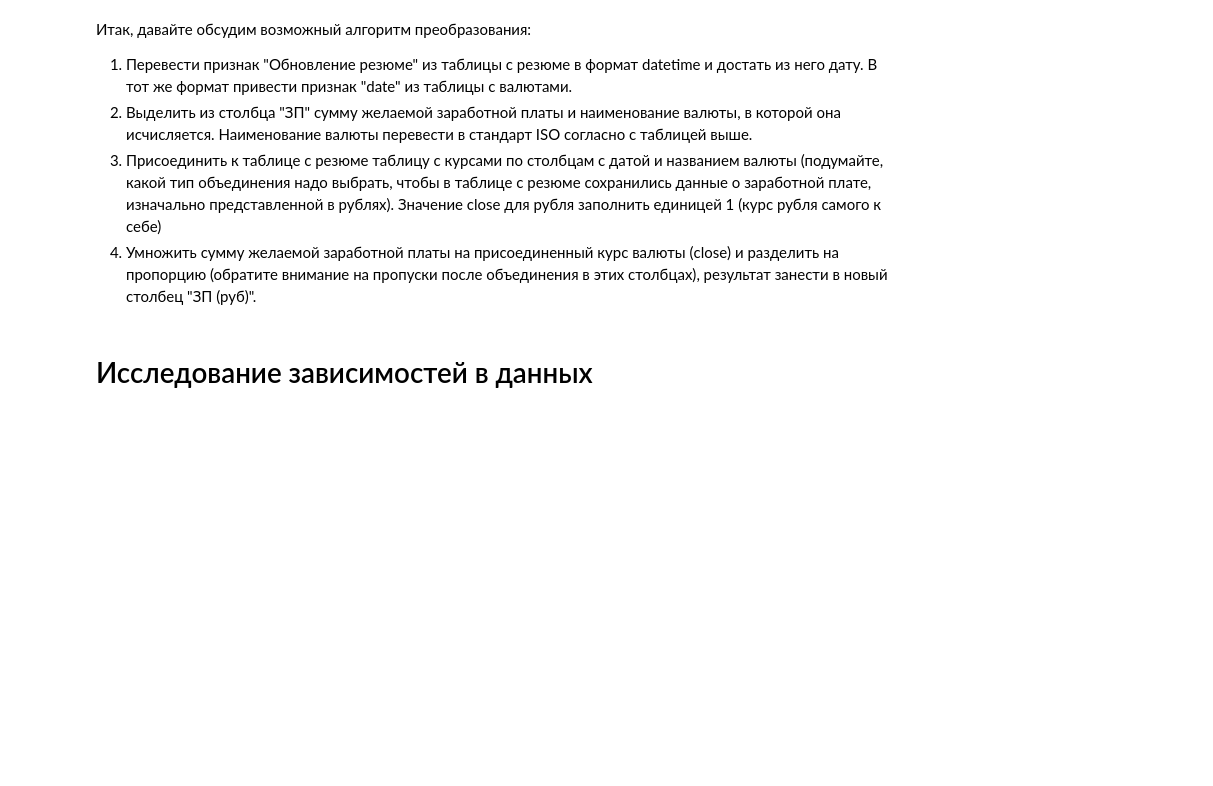
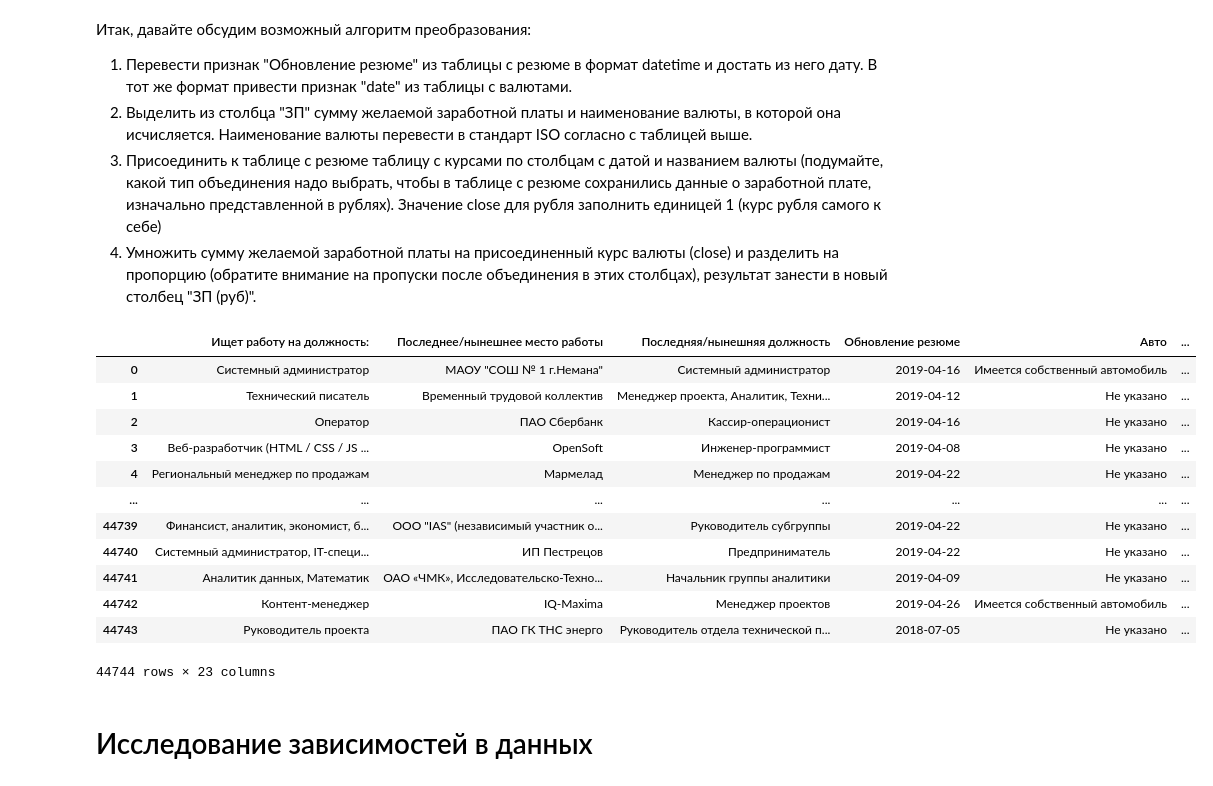
Before and after one commit to rafferti95/st_data_science, a Jupyter notebook: Project 1/Project 1.ipynb, the cells around one changed output. Drawn from its saved outputs; the diff is of its cells as text; code cells hidden in the pictures; blank space fills up the shorter version.

```diff
--- a/Project 1/Project 1.ipynb
+++ b/Project 1/Project 1.ipynb
@@ -255,7 +255,19 @@ data_set.drop('Город, переезд, командировки', axis = 1,
 <img src=https://raw.githubusercontent.com/AndreyRysistov/DatasetsForPandas/main/ohe.jpg>
 Выполните данное преобразование для признаков "Занятость" и "График", ответьте на контрольные вопросы, после чего удалите их из таблицы
 # %%
-#ваш код здесь
+data_set['Полная занятость'] = data_set['Занятость'].apply(lambda x: True if 'полная занятость' in x else False)
+data_set['Частичная занятость'] = data_set['Занятость'].apply(lambda x: True if 'частичная занятость' in x else False)
+data_set['Проектная работа'] = data_set['Занятость'].apply(lambda x: True if 'проектная работа' in x else False)
+data_set['Стажировка'] = data_set['Занятость'].apply(lambda x: True if 'стажировка' in x else False)
+data_set['Волонтёрство'] = data_set['Занятость'].apply(lambda x: True if 'волонтерство' in x else False)
+
+data_set['Полный день'] = data_set['График'].apply(lambda x: True if 'полный день' in x else False)
+data_set['Сменный график'] = data_set['График'].apply(lambda x: True if 'сменный график' in x else False)
+data_set['Гибкий график'] = data_set['График'].apply(lambda x: True if 'гибкий график' in x else False)
+data_set['Удалённая работа'] = data_set['График'].apply(lambda x: True if 'удаленная работа' in x else False)
+data_set['Вахтовый метод'] = data_set['График'].apply(lambda x: True if 'вахтовый метод' in x else False)
+
+data_set.drop(['График','Занятость'], axis = 1, inplace = True)
 # %% [markdown]
 6. (2 балла) Наконец, мы добрались до самого главного и самого важного - признака заработной платы **"ЗП"**.
 В чем наша беда? В том, что помимо желаемой заработной платы соискатель указывает валюту, в которой он бы хотел ее получать, например:
@@ -294,7 +306,71 @@ data_set.drop('Город, переезд, командировки', axis = 1,
 3. Присоединить к таблице с резюме таблицу с курсами по столбцам с датой и названием валюты (подумайте, какой тип объединения надо выбрать, чтобы в таблице с резюме сохранились данные о заработной плате, изначально представленной в рублях). Значение close для рубля заполнить единицей 1 (курс рубля самого к себе)
 4. Умножить сумму желаемой заработной платы на присоединенный курс валюты (close) и разделить на пропорцию (обратите внимание на пропуски после объединения в этих столбцах), результат занести в новый столбец "ЗП (руб)".
 # %%
-#ваш код здесь
+ExchangeRates = pd.read_csv('ExchangeRates.csv', sep = ',')
+
+ExchangeRates.drop(['per', 'time', 'vol'], axis = 1, inplace = True)
+ExchangeRates['date'] = pd.to_datetime(ExchangeRates['date'], dayfirst = True)
+ExchangeRates['course'] = ExchangeRates['close'] / ExchangeRates['proportion']
+ExchangeRates = ExchangeRates.rename(columns = {'currency' : 'Валюта', 'date' : 'Обновление резюме'})
+
+def date(date):
+    date = str(date)
+    date = date.split()
+    date = date[0]
+    return date
+
+def salary(s):
+    s = s.split()
+    return s[0]
+
+def currency(c):
+    c = c.split()
+    c = c[1]
+
+    if c == 'руб.':
+        return 'RUB'
+    elif c == 'бел.руб.':
+        return 'BYN'
+    elif c == 'грн.':
+        return 'UAH'
+    elif c == 'сум':
+        return 'UZS'
+    else:
+        return c
+
+data_set['Обновление резюме'] = data_set['Обновление резюме'].apply(date)
+data_set['Обновление резюме'] = pd.to_datetime(data_set['Обновление резюме'], dayfirst = True)
+
+data_set['Зарплата'] = data_set['ЗП'].apply(salary)
+data_set['Валюта'] = data_set['ЗП'].apply(currency)
+
+data_set = data_set.merge(
+    ExchangeRates,
+    on = ['Обновление резюме', 'Валюта'],
+    how = 'left'
+)
+
+values = {'course' : 1}
+data_set = data_set.fillna(values)
+
+data_set['Зарплата'] = data_set['Зарплата'].astype('int64')
+data_set['Зарплатные ожидания'] = data_set['course'] * data_set['Зарплата']
+
+data_set.drop(['ЗП', 'Зарплата', 'Валюта', 'close', 'proportion', 'course'], axis = 1, inplace = True)
+# %% [output]
+|  | Ищет работу на должность: | Последнее/нынешнее место работы | Последняя/нынешняя должность | Обновление резюме | Авто | ... |
+| 0 | Системный администратор | МАОУ "СОШ № 1 г.Немана" | Системный администратор | 2019-04-16 | Имеется собственный автомобиль | ... |
+| 1 | Технический писатель | Временный трудовой коллектив | Менеджер проекта, Аналитик, Техни... | 2019-04-12 | Не указано | ... |
+| 2 | Оператор | ПАО Сбербанк | Кассир-операционист | 2019-04-16 | Не указано | ... |
+| 3 | Веб-разработчик (HTML / CSS / JS ... | OpenSoft | Инженер-программист | 2019-04-08 | Не указано | ... |
+| 4 | Региональный менеджер по продажам | Мармелад | Менеджер по продажам | 2019-04-22 | Не указано | ... |
+| ... | ... | ... | ... | ... | ... | ... |
+| 44739 | Финансист, аналитик, экономист, б... | ООО "IAS" (независимый участник о... | Руководитель субгруппы | 2019-04-22 | Не указано | ... |
+| 44740 | Системный администратор, IT-специ... | ИП Пестрецов | Предприниматель | 2019-04-22 | Не указано | ... |
+| 44741 | Аналитик данных, Математик | ОАО «ЧМК», Исследовательско-Техно... | Начальник группы аналитики | 2019-04-09 | Не указано | ... |
+| 44742 | Контент-менеджер | IQ-Maxima | Менеджер проектов | 2019-04-26 | Имеется собственный автомобиль | ... |
+| 44743 | Руководитель проекта | ПАО ГК ТНС энерго | Руководитель отдела технической п... | 2018-07-05 | Не указано | ... |
+44744 rows × 23 columns
 # %% [markdown]
 # Исследование зависимостей в данных
 # %% [markdown]
```
Also changed, not shown: parts of 1 cell of this notebook.
